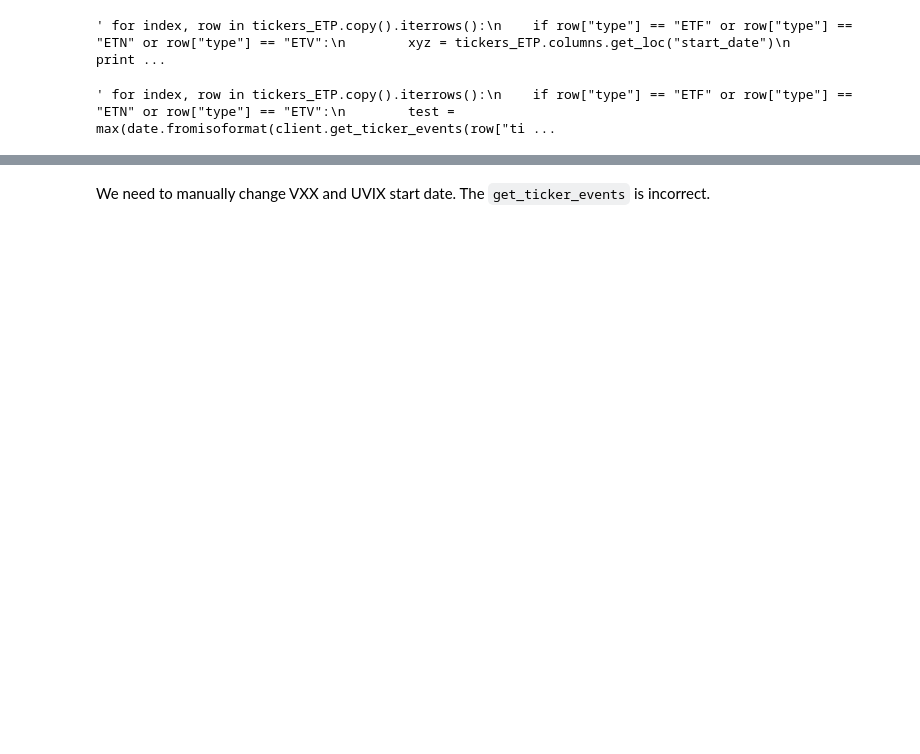
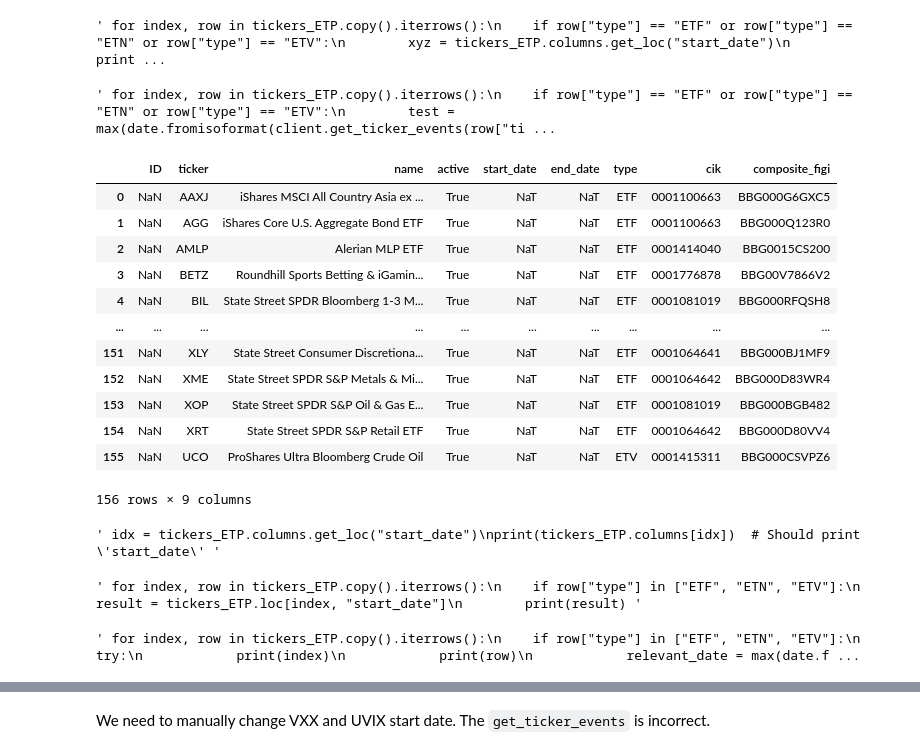
Before and after one commit to sharmad/data_clean, a Jupyter notebook: dev_prod/04_ETPs.ipynb, the cells around one changed output, grey strips where cells are left out. Saved outputs shown, nothing was run; the diff lists cells and outputs as text; code cells hidden in the pictures; blank space fills up the shorter version.

Commit message:
fix_ETP_date_types

```diff
--- a/dev_prod/04_ETPs.ipynb
+++ b/dev_prod/04_ETPs.ipynb
@@ -348,13 +348,11 @@ tickers_ETP = tickers_ETP[tickers_ETP["ticker"].isin(all_ETFs)]
 tickers_ETP = tickers_ETP.reindex(columns = ["ID", "ticker", "name", "active", "start_date", "end_date", "type", "cik", "composite_figi"])
 tickers_ETP = tickers_ETP[~tickers_ETP['ticker'].duplicated()]
 
-# tickers_ETP["start_date"] = pd.to_datetime(tickers_ETP["start_date"])
-# tickers_ETP["end_date"] = pd.to_datetime(tickers_ETP["end_date"])
-
-tickers_ETP['start_date'] = pd.to_datetime(tickers_ETP['start_date'], errors='coerce')
-tickers_ETP["end_date"] = pd.to_datetime(tickers_ETP["end_date"], errors='coerce')
+tickers_ETP['start_date'] = pd.to_datetime(tickers_ETP['start_date'])
+tickers_ETP["end_date"] = pd.to_datetime(tickers_ETP["end_date"])
 
 tickers_ETP.reset_index(drop=True, inplace=True)
 
+print(len(tickers_ETP))
 tickers_ETP.head(3)
 # %% [output]
@@ -377,6 +380,36 @@ Here we fill in the blanks using the <code>get_tickers_events</code> function. W
     if row["type"] == "ETF" or row["type"] == "ETN" or row["type"] == "ETV":
         test = max(date.fromisoformat(client.get_ticker_events(row["ticker"]).events[-1]['date']), START_DATE)
         print(test)
-        print(type(test)) """
+        print(type(test))
+        tickers_ETP.loc[index, 'start_date'] = pd.Timestamp(test)
+ """
 # %% [output]
 ' for index, row in tickers_ETP.copy().iterrows():\n    if row["type"] == "ETF" or row["type"] == "ETN" or row["type"] == "ETV":\n        test = max(date.fromisoformat(client.get_ticker_events(row["ti ...
+# %%
+tickers_ETP
+# %% [output]
+|  | ID | ticker | name | active | start_date | end_date | type | cik | composite_figi |
+| 0 | NaN | AAXJ | iShares MSCI All Country Asia ex ... | True | NaT | NaT | ETF | 0001100663 | BBG000G6GXC5 |
+| 1 | NaN | AGG | iShares Core U.S. Aggregate Bond ETF | True | NaT | NaT | ETF | 0001100663 | BBG000Q123R0 |
+| 2 | NaN | AMLP | Alerian MLP ETF | True | NaT | NaT | ETF | 0001414040 | BBG0015CS200 |
+| 3 | NaN | BETZ | Roundhill Sports Betting & iGamin... | True | NaT | NaT | ETF | 0001776878 | BBG00V7866V2 |
+| 4 | NaN | BIL | State Street SPDR Bloomberg 1-3 M... | True | NaT | NaT | ETF | 0001081019 | BBG000RFQSH8 |
+| ... | ... | ... | ... | ... | ... | ... | ... | ... | ... |
+| 151 | NaN | XLY | State Street Consumer Discretiona... | True | NaT | NaT | ETF | 0001064641 | BBG000BJ1MF9 |
+| 152 | NaN | XME | State Street SPDR S&P Metals & Mi... | True | NaT | NaT | ETF | 0001064642 | BBG000D83WR4 |
+| 153 | NaN | XOP | State Street SPDR S&P Oil & Gas E... | True | NaT | NaT | ETF | 0001081019 | BBG000BGB482 |
+| 154 | NaN | XRT | State Street SPDR S&P Retail ETF | True | NaT | NaT | ETF | 0001064642 | BBG000D80VV4 |
+| 155 | NaN | UCO | ProShares Ultra Bloomberg Crude Oil | True | NaT | NaT | ETV | 0001415311 | BBG000CSVPZ6 |
+156 rows × 9 columns
+# %%
+""" idx = tickers_ETP.columns.get_loc("start_date")
+print(tickers_ETP.columns[idx])  # Should print 'start_date' """
+# %% [output]
+' idx = tickers_ETP.columns.get_loc("start_date")\nprint(tickers_ETP.columns[idx])  # Should print \'start_date\' '
+# %%
+""" for index, row in tickers_ETP.copy().iterrows():
+    if row["type"] in ["ETF", "ETN", "ETV"]:
+        result = tickers_ETP.loc[index, "start_date"]
+        print(result) """
+# %% [output]
+' for index, row in tickers_ETP.copy().iterrows():\n    if row["type"] in ["ETF", "ETN", "ETV"]:\n        result = tickers_ETP.loc[index, "start_date"]\n        print(result) '
@@ -383 +430,20 @@ Here we fill in the blanks using the <code>get_tickers_events</code> function. W
+# %%
+""" for index, row in tickers_ETP.copy().iterrows():
+    if row["type"] in ["ETF", "ETN", "ETV"]:
+        try:
+            print(index)
+            print(row)
+            relevant_date = max(date.fromisoformat(client.get_ticker_events(row["ticker"]).events[-1]['date']), START_DATE)
+            print(pd.Timestamp(relevant_date))
+            tickers_ETP.loc[index, tickers_ETP.columns.get_loc("start_date")] = pd.Timestamp(relevant_date)
+        except Exception as e:
+            tickers_ETP.loc[index, tickers_ETP.columns.get_loc("start_date")] = pd.Timestamp(START_DATE)
+            print(row["ticker"])
+            print(repr(e))
+
+# Set remaining columns
+tickers_ETP["end_date"].fillna(END_DATE, inplace=True)
+tickers_ETP["ID"] = tickers_ETP["ticker"] + '-' + tickers_ETP["start_date"].astype(str) """
+# %% [output]
+' for index, row in tickers_ETP.copy().iterrows():\n    if row["type"] in ["ETF", "ETN", "ETV"]:\n        try:\n            print(index)\n            print(row)\n            relevant_date = max(date.f ...
 # %%
```
Also changed, not shown: parts of 7 cells of this notebook.
